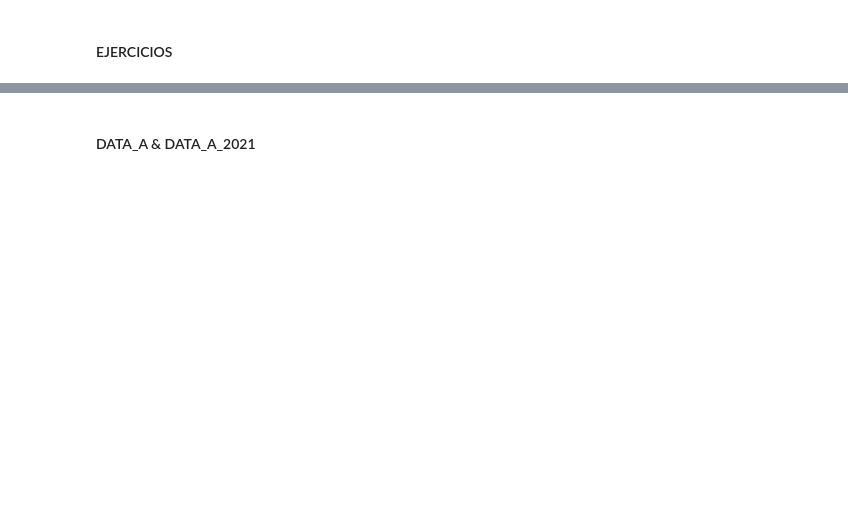
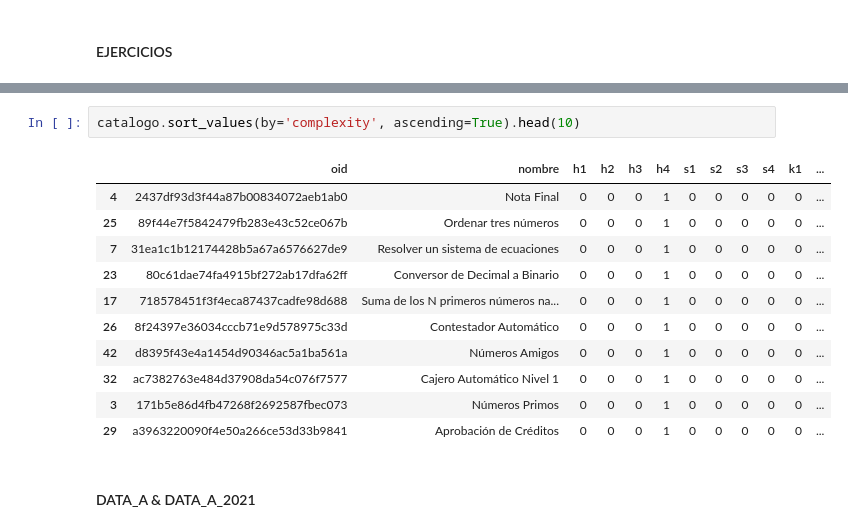
Before and after one commit to edgar-ramxs/RecSysUnab, a Jupyter notebook: RecSysUnab.ipynb, the cells around one changed output, grey strips where cells are left out. Cells and saved outputs as stored; diff of their text form; blank space fills up the shorter version.

```diff
--- a/RecSysUnab.ipynb
+++ b/RecSysUnab.ipynb
@@ -417,3 +422,17 @@ catalogo.head(10)
+# %%
+catalogo.sort_values(by='complexity', ascending=True).head(10)
+# %% [output]
+|  | oid | nombre | h1 | h2 | h3 | h4 | s1 | s2 | s3 | s4 | k1 | ... |
+| 4 | 2437df93d3f44a87b00834072aeb1ab0 | Nota Final | 0 | 0 | 0 | 1 | 0 | 0 | 0 | 0 | 0 | ... |
+| 25 | 89f44e7f5842479fb283e43c52ce067b | Ordenar tres números | 0 | 0 | 0 | 1 | 0 | 0 | 0 | 0 | 0 | ... |
+| 7 | 31ea1c1b12174428b5a67a6576627de9 | Resolver un sistema de ecuaciones | 0 | 0 | 0 | 1 | 0 | 0 | 0 | 0 | 0 | ... |
+| 23 | 80c61dae74fa4915bf272ab17dfa62ff | Conversor de Decimal a Binario | 0 | 0 | 0 | 1 | 0 | 0 | 0 | 0 | 0 | ... |
+| 17 | 718578451f3f4eca87437cadfe98d688 | Suma de los N primeros números na... | 0 | 0 | 0 | 1 | 0 | 0 | 0 | 0 | 0 | ... |
+| 26 | 8f24397e36034cccb71e9d578975c33d | Contestador Automático | 0 | 0 | 0 | 1 | 0 | 0 | 0 | 0 | 0 | ... |
+| 42 | d8395f43e4a1454d90346ac5a1ba561a | Números Amigos | 0 | 0 | 0 | 1 | 0 | 0 | 0 | 0 | 0 | ... |
+| 32 | ac7382763e484d37908da54c076f7577 | Cajero Automático Nivel 1 | 0 | 0 | 0 | 1 | 0 | 0 | 0 | 0 | 0 | ... |
+| 3 | 171b5e86d4fb47268f2692587fbec073 | Números Primos | 0 | 0 | 0 | 1 | 0 | 0 | 0 | 0 | 0 | ... |
+| 29 | a3963220090f4e50a266ce53d33b9841 | Aprobación de Créditos | 0 | 0 | 0 | 1 | 0 | 0 | 0 | 0 | 0 | ... |
 # %% [markdown]
 #### DATA_A & DATA_A_2021
 # %%
```
Also changed, not shown: parts of 10 cells of this notebook, 50 other files.
